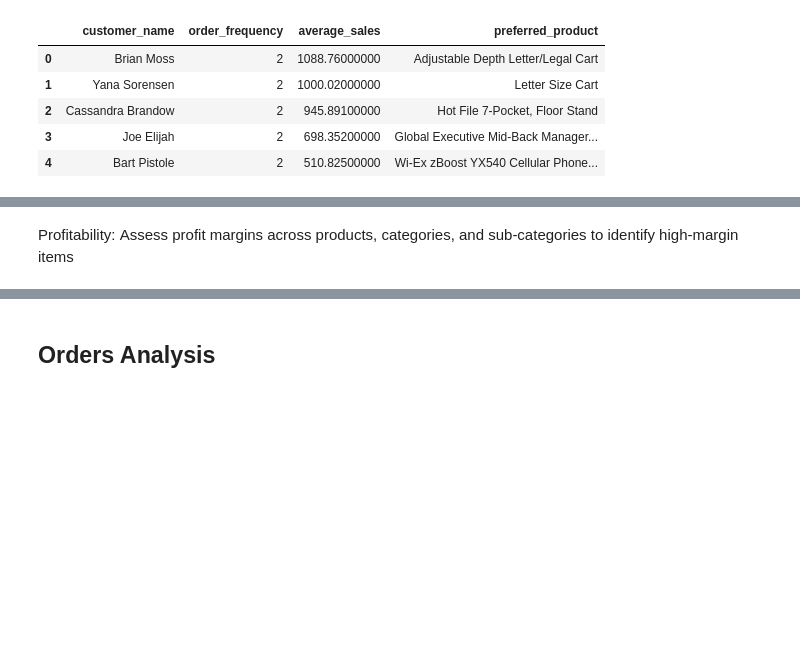
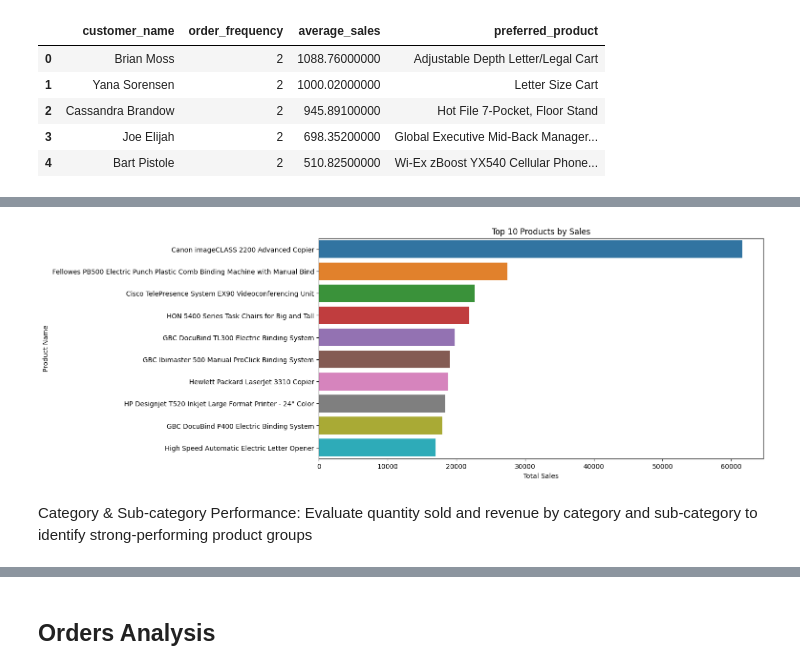
Before and after one commit to markcelemen/sales-performance-dashboard, a Jupyter notebook: eda.ipynb, the cells around one changed output, grey strips where cells are left out. Cells and saved outputs as stored; diff of their text form; code cells hidden in the pictures; blank space fills up the shorter version.

```diff
--- a/eda.ipynb
+++ b/eda.ipynb
@@ -265,2 +312,15 @@ Overall Performance: Track sales, profit, and quantity over time (year and mont
+# %%
+# top 10 products by total sales
+top_products = df.sort_values(by='total_sales', ascending=False).head(10)
+
+plt.figure(figsize=(12,6))
+sns.barplot(data=top_products, y='product_name', x='total_sales', hue='product_name')
+
+plt.title('Top 10 Products by Sales')
+plt.xlabel('Total Sales')
+plt.ylabel('Product Name')
+plt.show()
+# %% [output]
+[figure, added]
 # %% [markdown]
-Profitability: Assess profit margins across products, categories, and sub-categories to identify high-margin items
+Category & Sub-category Performance: Evaluate quantity sold and revenue by category and sub-category to identify strong-performing product groups
```
Also changed, not shown: parts of 20 cells of this notebook.
